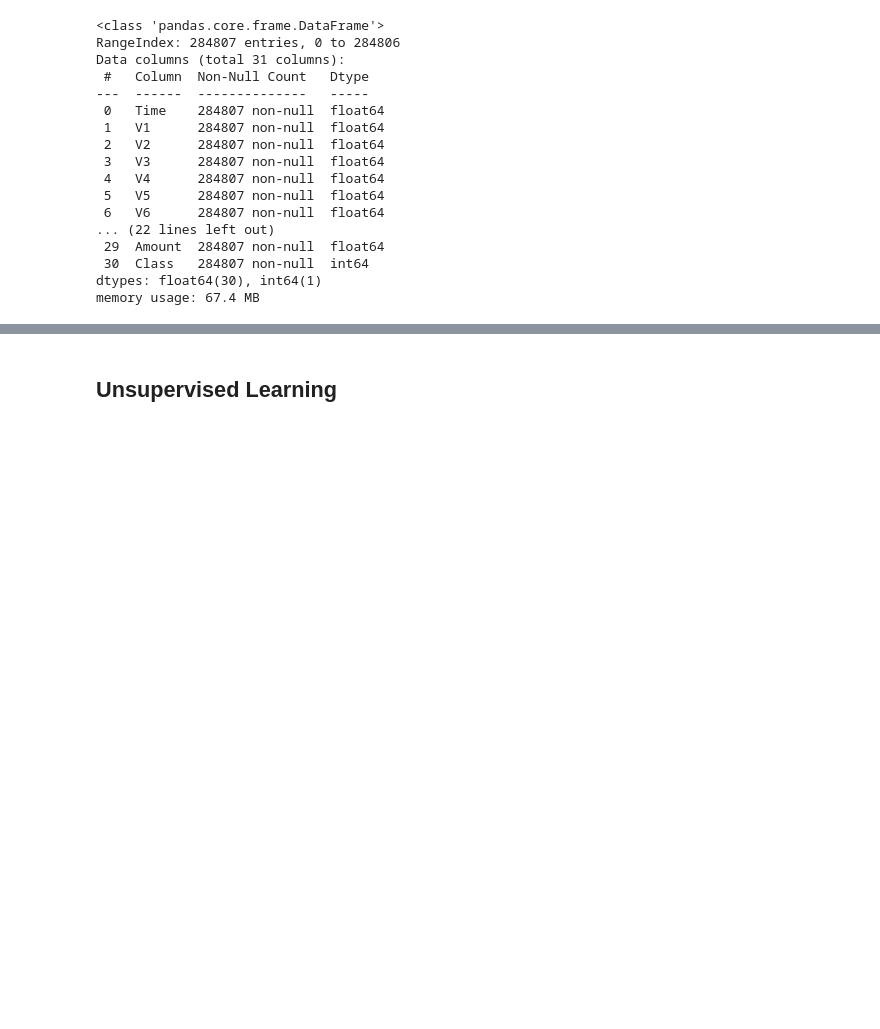
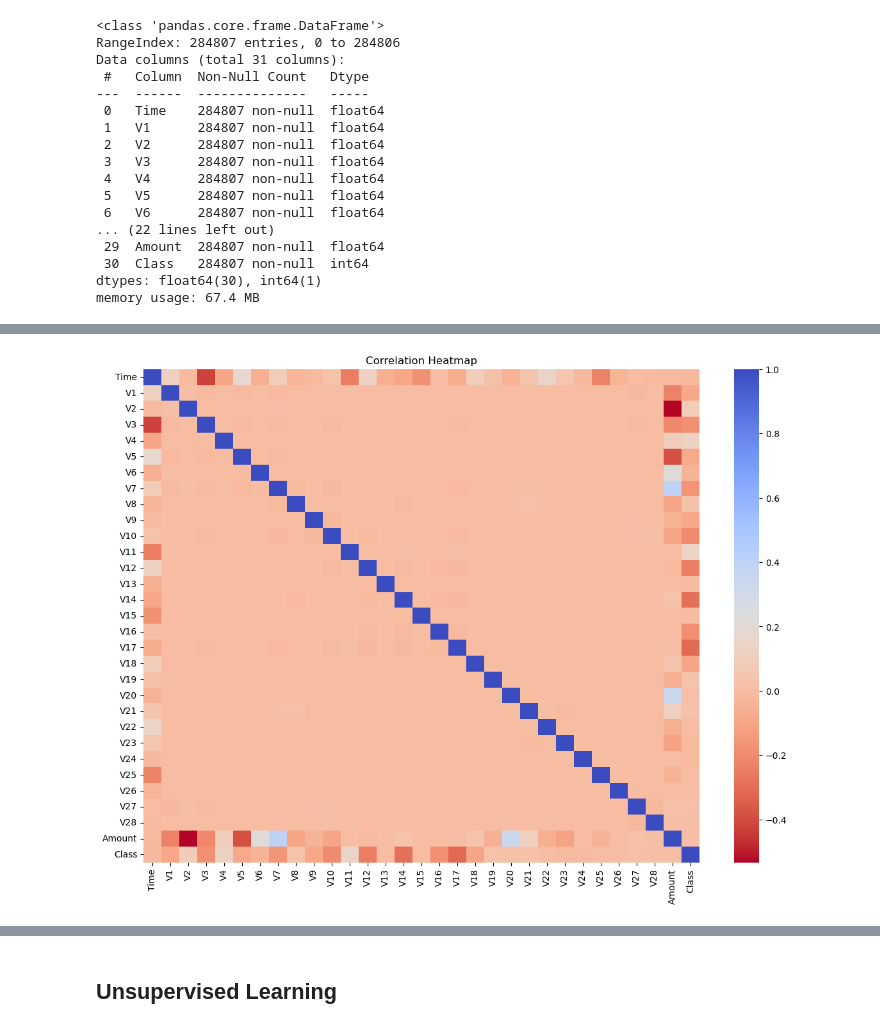
Before and after one commit to luckydoglou/ml-projects, a Jupyter notebook: anomaly-detection/v0/anomaly-detection-v0.ipynb, the cells around one changed output, grey strips where cells are left out. Drawn from its saved outputs; the diff is of its cells as text; code cells hidden in the pictures; blank space fills up the shorter version.

```diff
--- a/anomaly-detection/v0/anomaly-detection-v0.ipynb
+++ b/anomaly-detection/v0/anomaly-detection-v0.ipynb
@@ -123,0 +246,9 @@ memory usage: 67.4 MB
+# %%
+# Correlation matrix with heatmap
+plt.figure(figsize=(14,10))
+corr = df.corr()
+sns.heatmap(corr, cmap='coolwarm_r', annot=False)
+plt.title('Correlation Heatmap')
+plt.show()
+# %% [output]
+[figure, added]
```
Also changed, not shown: parts of 10 cells of this notebook.
